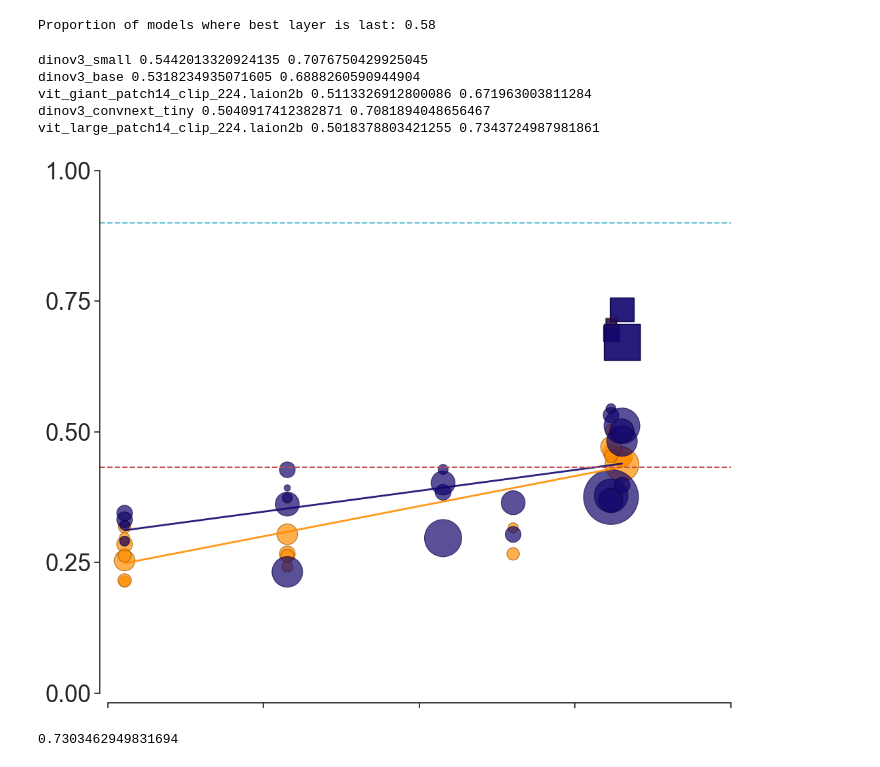
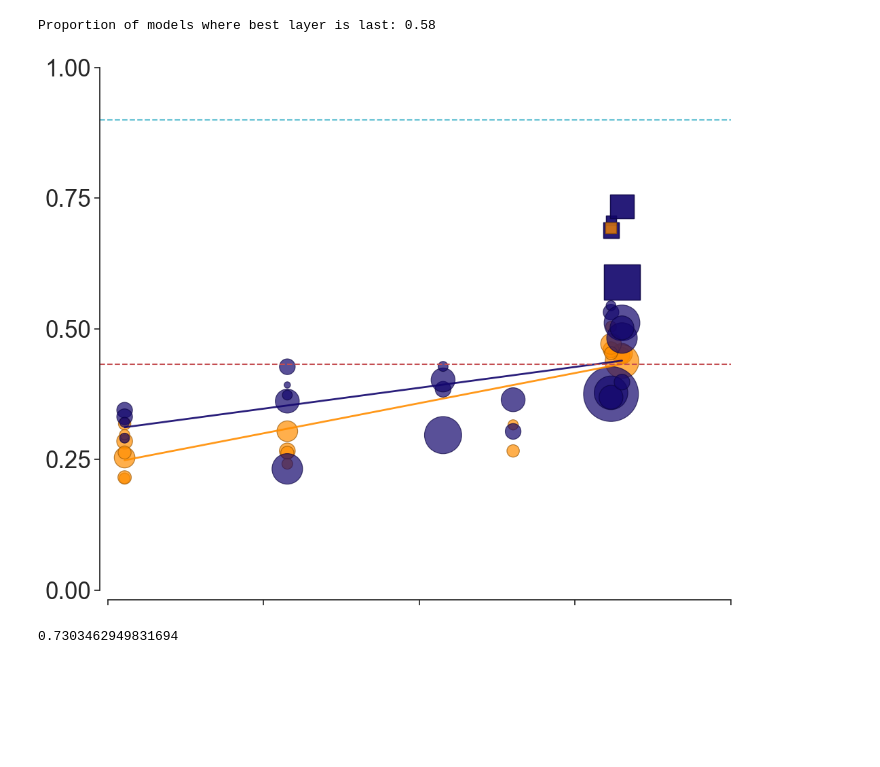
Before and after one commit to MaxencePajot/geometry_in_neural_networks, a Jupyter notebook: 2_shape_LoT/analysis.ipynb, the cells around one changed output. Saved outputs shown, nothing was run; the diff lists cells and outputs as text; code cells hidden in the pictures; blank space fills up the shorter version.

Commit message:
confound analysis

```diff
--- a/2_shape_LoT/analysis.ipynb
+++ b/2_shape_LoT/analysis.ipynb
@@ -448,6 +507,7 @@ base_dir = os.path.join(directory, 'RDMs')
 
 r_distractions = []
 r_distances = []
+r_distra_costs = []
 count_last_best = 0
 count_all = 0
 names = []
@@ -468,12 +528,13 @@ for model in os.listdir(base_dir):
             file_path = os.path.join(model_path, layer)
 
             dists = pd.read_csv(file_path, index_col=0)
-            r_distraction, r_distance, r_MDL = get_rs(dists=dists)
+            r_distraction, r_distance, r_MDL, r_both = get_rs(dists=dists, averaged_df=averaged_df, confounds=['greys'])
             if r_distraction >= max_corr:
                 max_corr = r_distraction
                 best_layer = layer
         r_distractions.append(max_corr)
         r_distances.append(r_distance)
+        r_distra_costs.append(r_both)
         names.append(model)
 
         # Update counts
@@ -509,6 +569,7 @@ df_rs = pd.DataFrame({
     'model': names,
     'r_distance': r_distances,
     'r_distraction': r_distractions,
+    'r_distraction_and_costs':r_distra_costs,
     'best_layer': best_layers
 })
 df_rs = df_rs.sort_values(by='r_distraction', ascending=True)
@@ -536,7 +597,7 @@ dict_sizes = {'in1k' : int(1281167),
               }
 
 df_plot = pd.merge(metadata_clean, df_rs, how='outer')
-df_plot.columns = ['model', 'number_parameters', 'train_set', 'r_distance','r_distraction', 'layer']
+df_plot.columns = ['model', 'number_parameters', 'train_set', 'r_distance','r_distraction', 'r_distraction_and_costs', 'layer']
 df_plot['train_set_size'] = df_plot.train_set.apply(lambda x: dict_sizes[x] if pd.notna(x) else None)
 df_plot = df_plot.dropna()
 df_plot['number_parameters'] = df_plot.number_parameters.apply(lambda x: int(x))
@@ -643,25 +629,3 @@ def get_rs_2(dists, averaged_df=averaged_df):
-# %%
-models = []
-r_boths = []
-for _, row in df_plot.nlargest(5,'r_distraction').iterrows():
-    model = row["model"]
-    layer = row["layer"]
-
-    # Load RDM for this model/layer
-    rdm_path = f"RDMs/{model}/{layer}"
-    dists = pd.read_csv(rdm_path, index_col=0)
-    r_distraction, r_distance, r_both = get_rs_2(dists=dists)
-    models.append(model)
-    r_boths.append(r_both)
-    print(model, r_distraction, r_both)
-df_distra_MDL = pd.DataFrame({'model':models, 'r_both':r_boths})
-df_distra_MDL.to_csv('distra_MDL.csv')
-# %% [output]
-dinov3_small 0.5442013320924135 0.7076750429925045
-dinov3_base 0.5318234935071605 0.6888260590944904
-vit_giant_patch14_clip_224.laion2b 0.5113326912800086 0.671963003811284
-dinov3_convnext_tiny 0.5040917412382871 0.7081894048656467
-vit_large_patch14_clip_224.laion2b 0.5018378803421255 0.7343724987981861
 # %%
 import matplotlib.patches as mpatches
 from matplotlib.lines import Line2D
@@ -726,24 +690,15 @@ for backbone, group_data in df_plot.groupby("backbone"):
         linestyle="-",
         alpha=0.9,
     )
-    df_distra_MDL = pd.read_csv('distra_MDL.csv')
-    top5_distra = df_distra_MDL
 
-    # Merge with df_plot to get their metadata (color, size, backbone, etc.)
-    top5_plot = df_plot[df_plot['model'].isin(top5_distra['model'])].copy()
-    top5_plot = top5_plot.merge(
-        top5_distra[['model', 'r_both']],
-        on='model',
-        how='left'
-    )
-
+    df_plot2 = df_plot.nlargest(5,'r_distraction')
     # Plot as squares
     ax.scatter(
-        x=top5_plot["train_set_size"],
-        y=top5_plot["r_both"],
-        s=top5_plot["power_number_parameters"] / scale_factor,
-        c=top5_plot["color"],
-        edgecolors=top5_plot["edge_color"],
+        x=df_plot2["train_set_size"],
+        y=df_plot2["r_distraction_and_costs"],
+        s=df_plot2["power_number_parameters"] / scale_factor,
+        c=df_plot2["color"],
+        edgecolors=df_plot2["edge_color"],
         marker="s",  # square
         alpha=0.7,
         zorder=3
@@ -769,34 +724,34 @@ for backbone, group_data in df_plot.groupby("backbone"):
 #     frameon=False
 # )
 handles, labels = [],[]
 plt.xscale('log')
 # Customize labels and ticks
 ax.set_yticks([0, 0.25, 0.5, 0.75, 1])
 ax.set_xticks([1e6, 1e7, 1e8, 1e9,1e10])
 yticks = ax.get_yticklabels()
 xticks = ax.get_xticklabels()
 noise_ceiling = 0.90
 plt.axhline(y=symbolic_corr, color='r', linestyle='--',)
 plt.axhline(y=noise_ceiling, color='#68C3D4', linestyle='--',)
 
 ax.spines['bottom'].set_position(('outward', 10))
 
 ax.set_ylabel("")
 ax.set_xlabel("")
 
 ax.set_yticklabels(yticks, size=25)
 ax.set_xticklabels([], size=25)
 
 ax.spines['left'].set_bounds(0, 1)
 ax.spines['bottom'].set_bounds(1e6, 1e10)
 ax.tick_params(left=True, bottom=True)
 
 
 sns.despine()
 plt.rcParams['svg.fonttype'] = 'none'
 fig.savefig('plots/figure_mdl.svg', format='svg')
 # %% [output]
-[figure, old version]
+[figure, new version]
 # %%
 features = ['number_parameters', 'train_set_size', 'backbone', 'training_method']
 target = 'r_distraction'
```
Also changed, not shown: parts of 21 cells of this notebook, 6 other files.
